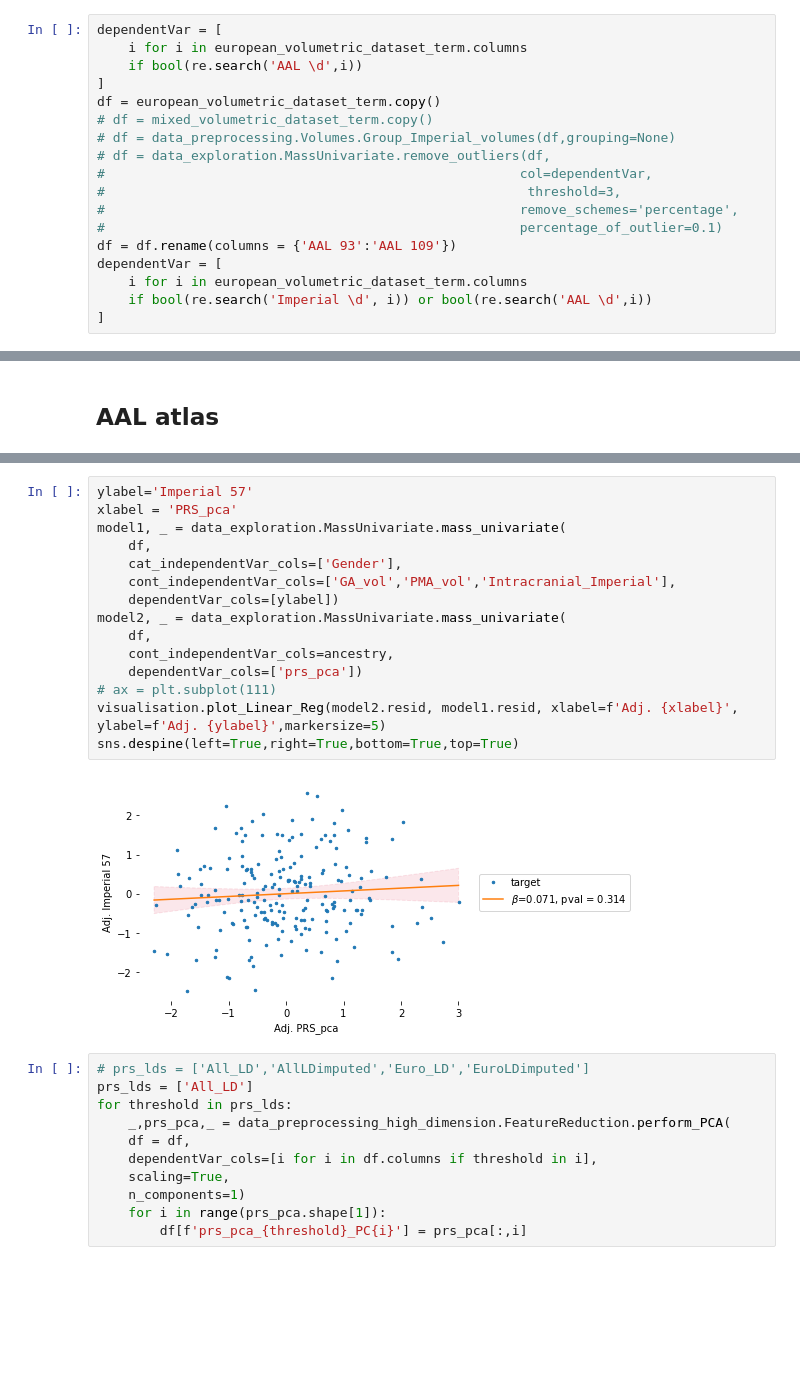
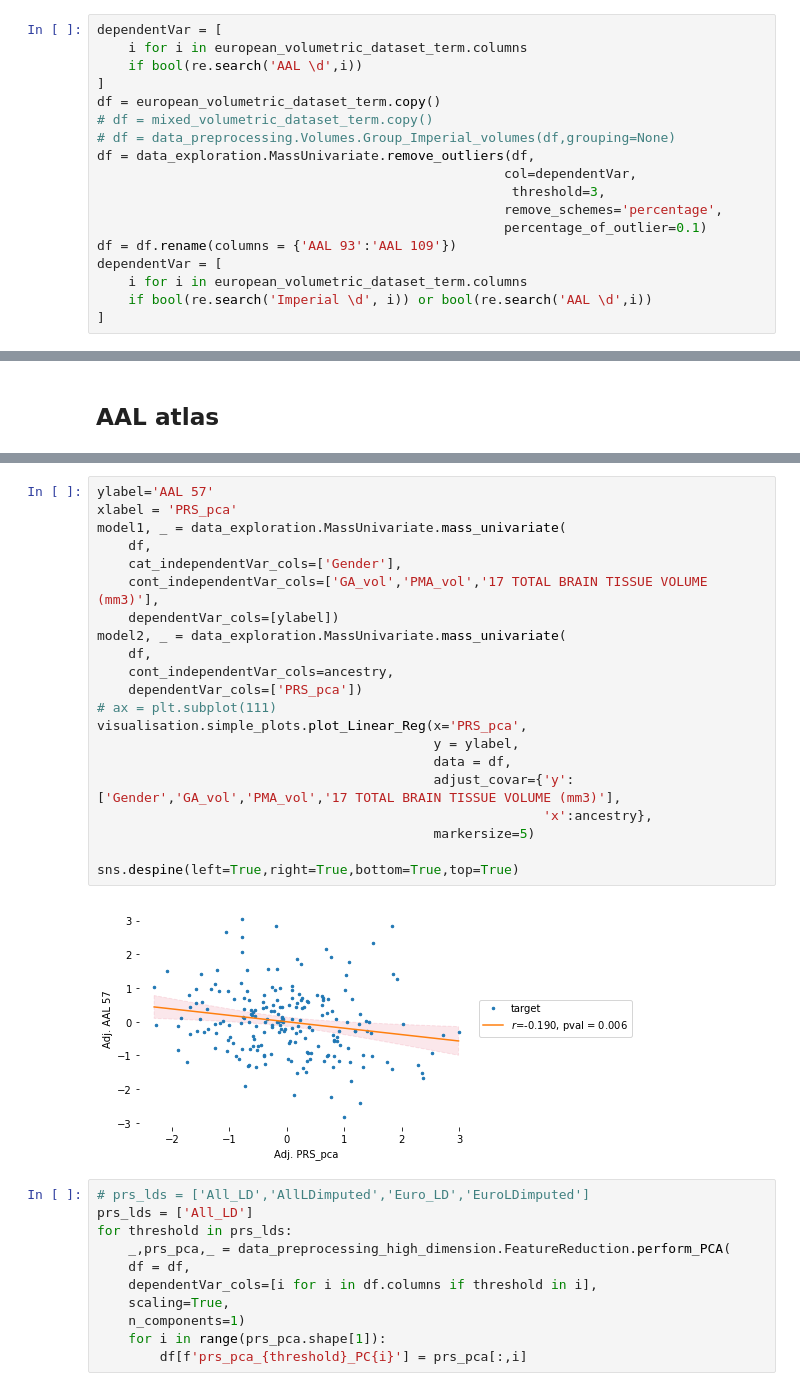
Before and after one commit to lehai-ml/dHCP_genetics, a Jupyter notebook: notebook_results/asd/2_1_ASD_dHCP_volumetric_dataset.ipynb, the cells around one changed output, grey strips where cells are left out. Cells and saved outputs as stored; diff of their text form; blank space fills up the shorter version.

```diff
--- a/notebook_results/asd/2_1_ASD_dHCP_volumetric_dataset.ipynb
+++ b/notebook_results/asd/2_1_ASD_dHCP_volumetric_dataset.ipynb
@@ -52,11 +52,11 @@ dependentVar = [
 df = european_volumetric_dataset_term.copy()
 # df = mixed_volumetric_dataset_term.copy()
 # df = data_preprocessing.Volumes.Group_Imperial_volumes(df,grouping=None)
-# df = data_exploration.MassUnivariate.remove_outliers(df,
-#                                                     col=dependentVar,
-#                                                      threshold=3,
-#                                                     remove_schemes='percentage',
-#                                                     percentage_of_outlier=0.1)
+df = data_exploration.MassUnivariate.remove_outliers(df,
+                                                    col=dependentVar,
+                                                     threshold=3,
+                                                    remove_schemes='percentage',
+                                                    percentage_of_outlier=0.1)
 df = df.rename(columns = {'AAL 93':'AAL 109'})
 dependentVar = [
     i for i in european_volumetric_dataset_term.columns
@@ -143,20 +143,26 @@ european_volumetric_term_mass_univariate.sort_values(by='PRS_pval')
 # %%
-ylabel='Imperial 57'
+ylabel='AAL 57'
 xlabel = 'PRS_pca'
 model1, _ = data_exploration.MassUnivariate.mass_univariate(
     df,
     cat_independentVar_cols=['Gender'],
-    cont_independentVar_cols=['GA_vol','PMA_vol','Intracranial_Imperial'],
+    cont_independentVar_cols=['GA_vol','PMA_vol','17 TOTAL BRAIN TISSUE VOLUME (mm3)'],
     dependentVar_cols=[ylabel])
 model2, _ = data_exploration.MassUnivariate.mass_univariate(
     df,
     cont_independentVar_cols=ancestry,
-    dependentVar_cols=['prs_pca'])
+    dependentVar_cols=['PRS_pca'])
 # ax = plt.subplot(111)
-visualisation.plot_Linear_Reg(model2.resid, model1.resid, xlabel=f'Adj. {xlabel}', ylabel=f'Adj. {ylabel}',markersize=5)
+visualisation.simple_plots.plot_Linear_Reg(x='PRS_pca',
+                                           y = ylabel,
+                                           data = df,
+                                           adjust_covar={'y':['Gender','GA_vol','PMA_vol','17 TOTAL BRAIN TISSUE VOLUME (mm3)'],
+                                                         'x':ancestry},
+                                           markersize=5)
+
 sns.despine(left=True,right=True,bottom=True,top=True)
 # %% [output]
-[figure, old version]
+[figure, new version]
 # %%
 # prs_lds = ['All_LD','AllLDimputed','Euro_LD','EuroLDimputed']
 prs_lds = ['All_LD']
```
Also changed, not shown: parts of 14 cells of this notebook.
